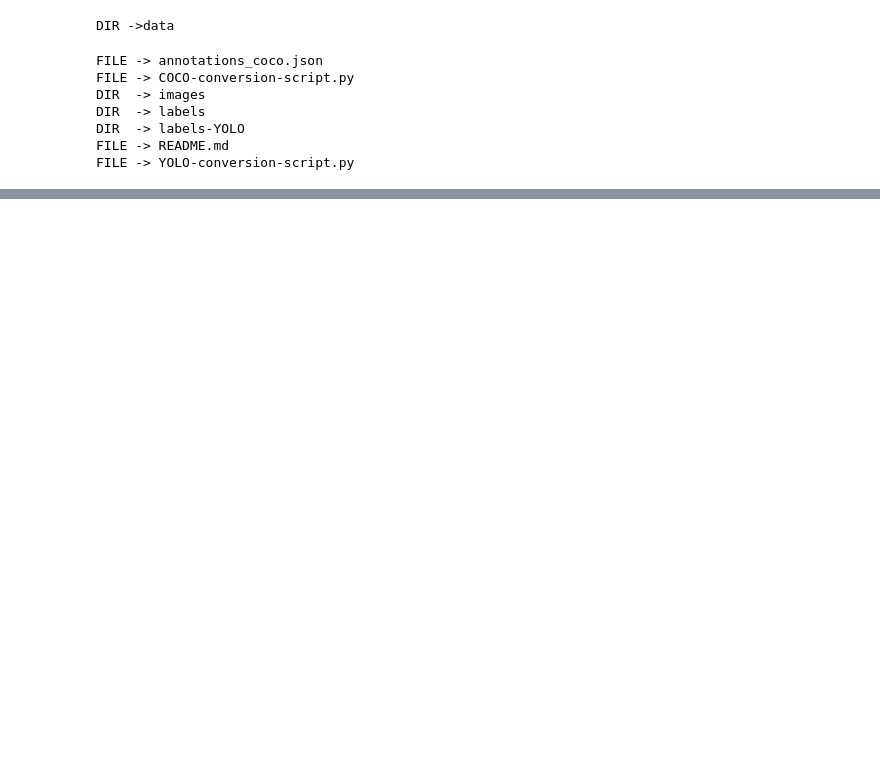
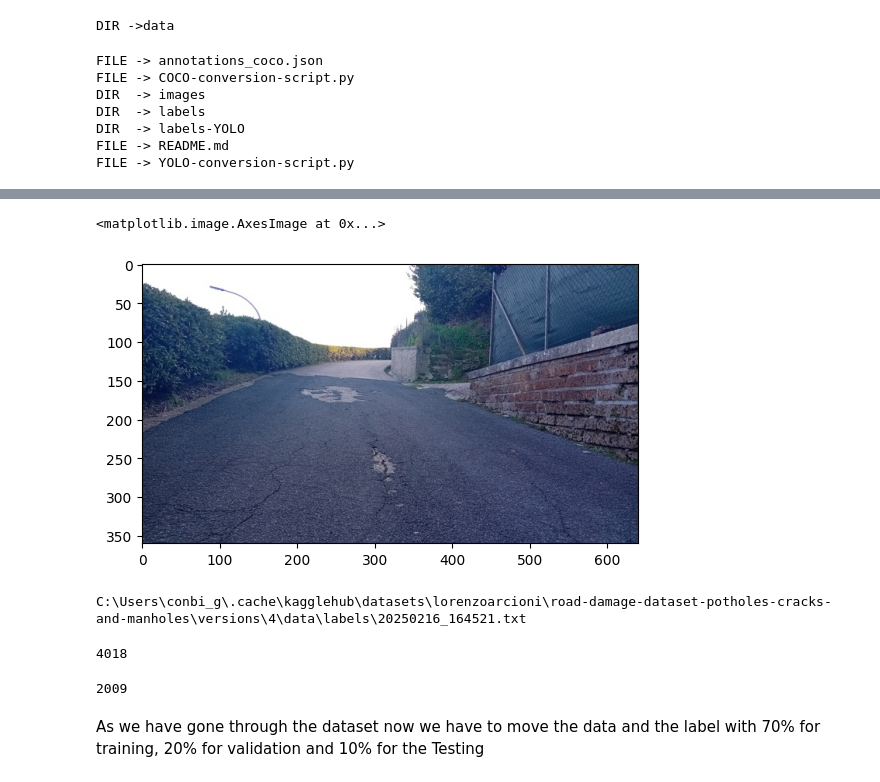
Before and after one commit to bhavani-islur/pot_holes, a Jupyter notebook: src/main.ipynb, the cells around one changed output, grey strips where cells are left out. Cells and saved outputs as stored; diff of their text form; code cells hidden in the pictures; blank space fills up the shorter version.

Commit message:
finished with the data exploration

```diff
--- a/src/main.ipynb
+++ b/src/main.ipynb
@@ -92,0 +122,45 @@ FILE -> YOLO-conversion-script.py
+# %%
+import cv2
+
+image_path=os.path.join(data_path,"images","20250216_164521.jpg")
+
+img=cv2.imread(image_path)
+img=cv2.cvtColor(img, cv2.COLOR_BGR2RGB)
+
+plt.imshow(img)
+# %% [output]
+<matplotlib.image.AxesImage at 0x...>
+[figure, added]
+# %%
+label_path=image_path.replace("images","labels").replace(".jpg",".txt")
+print(label_path)
+# %% [output]
+C:\Users\conbi_g\.cache\kagglehub\datasets\lorenzoarcioni\road-damage-dataset-potholes-cracks-and-manholes\versions\4\data\labels\20250216_164521.txt
+# %%
+import os
+count_txt=0
+
+for roots,dirs,files in os.walk(data_path):
+    for file in files:
+        if file.endswith(".txt"):
+            count_txt+=1
+
+
+print(count_txt)
+# %% [output]
+4018
+# %%
+import os
+count_jpg=0
+
+for roots,dirs,files in os.walk(data_path):
+    for file in files:
+        if file.lower().endswith((".jpg", ".jpeg", ".png")):
+            count_jpg+=1
+
+
+print(count_jpg)
+# %% [output]
+2009
+# %% [markdown]
+As we have gone through the dataset now we have to move the data and the label with 70% for training, 20% for validation and 10% for the Testing
```
Also changed, not shown: parts of 6 cells of this notebook.
